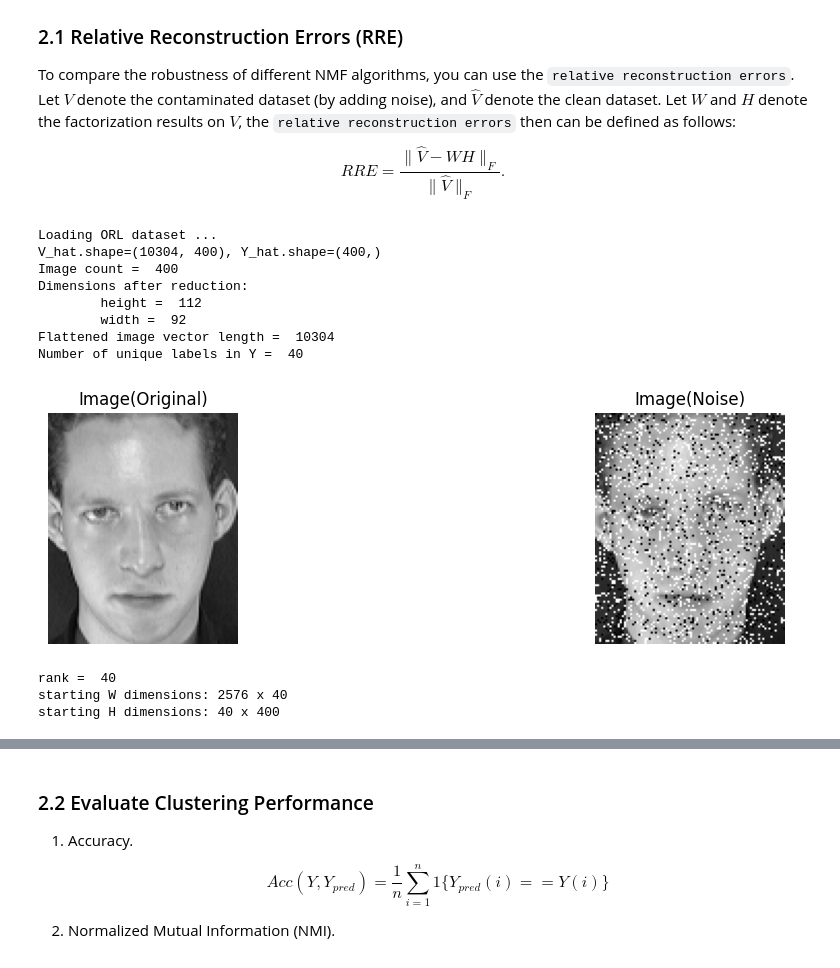
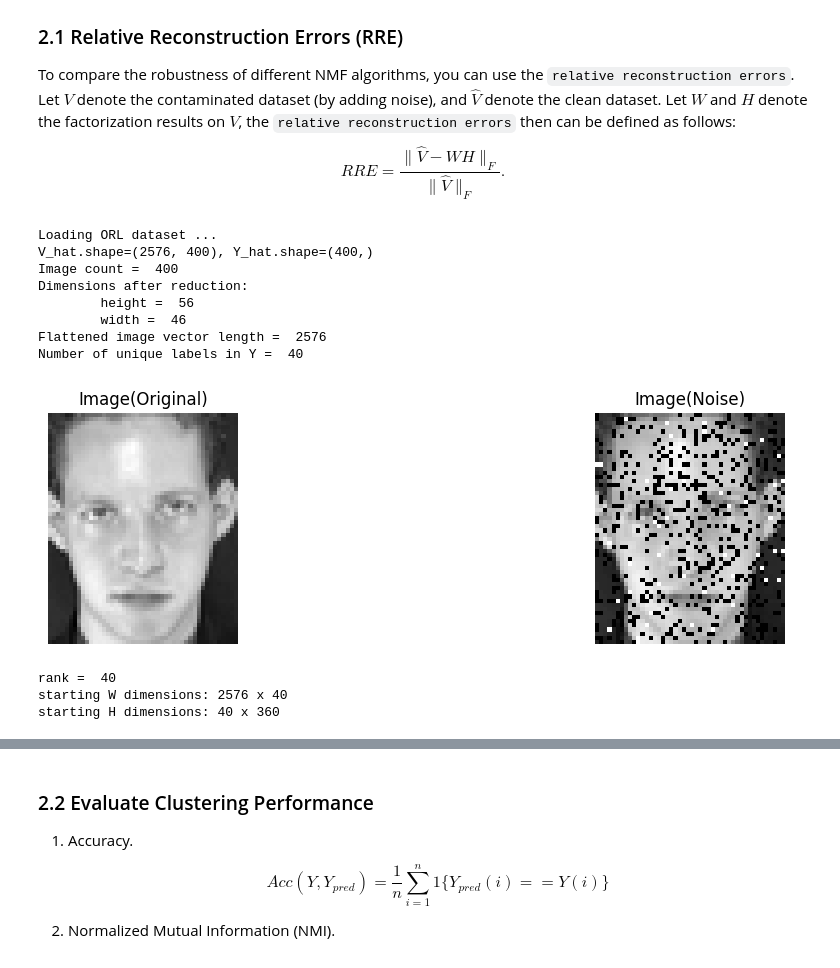
Before and after one commit to jbsaunders/comp5328-assignment-1, a Jupyter notebook: assignment1_patrick.ipynb, the cells around one changed output, grey strips where cells are left out. Cells and saved outputs as stored; diff of their text form; code cells hidden in the pictures.

Commit message:
added looping functionality, normalization, salt and pepper noise. oneblock file is best for running en masse for experimenting

```diff
--- a/assignment1_patrick.ipynb
+++ b/assignment1_patrick.ipynb
@@ -85,13 +85,14 @@ import numpy as np
 config = {
     "dataset": "ORL",             # "ORL" or "YALE"
     "normalization": "per_image",  # "none" or "per_image" or "global"
-    "noise_scalar": 0.2,
+    "noise_p": 0.2,
+    "noise_r": 0.1,
     "nmf_type": "Frobenius",            # "Frobenius" or "L21"
     "rank": "auto",               # shared dimension between W and H. Set as an int or as "auto" to be num of classes in Y
     "max_iterations": 10000,
     "tol": 1e-5,                  # Tolerance, allows for early stopping
     "seed": 0,                    # the seeding for RNG. Allows consistent replication
-    "reduce_ORL": 1,              # Reduction factor. ORL pics are smaller so maybe reduce less
+    "reduce_ORL": 2,              # Reduction factor. ORL pics are smaller so maybe reduce less
     "reduce_YALE": 3,             # YALE pics are larger so can reduce more
     "epsilon": 1e-12
 }
@@ -179,10 +194,0 @@ def load_data(root='/content/data/data/CroppedYaleB', reduce=3, normalization="n
-# %%
-# Just to test/retrieve values
-
-# Load ORL dataset.
-X, Y, h, w = load_data(root='/content/data/data/ORL', reduce=3)
-print('ORL dataset: X.shape = {}, Y.shape = {}'.format(X.shape, Y.shape))
-
-# Load Extended YaleB dataset.
-X, Y, h, w = load_data(root='/content/data/data/CroppedYaleB', reduce=3)
-print('Extended YalB dataset: X.shape = {}, Y.shape = {}'.format(X.shape, Y.shape))
@@ -192,23 +195,3 @@ Extended YalB dataset: X.shape = (3584, 2414), Y.shape = (2414,)
-# %%
-# salt and pepper noise
-def add_sp_noise(V_hat, p, r, rng=None):
-
-  if rng is None:
-    rng = np.random.default_rng()
-
-  m, n = V_hat.shape # n images, each has m pixels in a flat vector
-
-  V_noisy = V_hat.copy()
-
-  for i in range(n): #iterate through each image
-    for j in range(m): #iterate through each pixel
-      if rng.random() < p: #we modify the pixel
-        if rng.random() < r: # we turn the pixel white
-          V_noisy[j, i] = 1.0 # turn the pixel white
-        else:
-          V_noisy[j, i] = 0.0 # turn the pixel black
-
-  return V_noisy
 # %% [markdown]
 ---------------------------
 # %% [markdown]
@@ -238,40 +221,41 @@ print("Dimensions after reduction:")
 print("\theight = ", h)
 print("\twidth = ", w)
 print("Flattened image vector length = ", V_hat.shape[0])
 print("Number of unique labels in Y = ", len(set(Y_hat)))
 
 # check if h*w = pixel count after reduction
 if (h*w != V_hat.shape[0]):
   raise ValueError(f"h*w =/= pixel count\nhw = {h*w}\nV_hat.shape[0] = {V_hat.shape[0]}")
   exit(1)
 
 
 
 # Plot Result
 import matplotlib.pyplot as plt
 ind = 2
 plt.figure(figsize=(10,3))
 plt.subplot(131); plt.imshow(V_hat[:, ind].reshape(h, w), cmap="gray"); plt.title("Image(Original)"); plt.axis("off")
 
-# Add Noise
+# Add Noise - the old way
 # V_noise = rng.random(V_hat.shape) * config["noise_scalar"]
 # V = V_hat + V_noise
 
-V = add_sp_noise(V_hat, 0.2, 0.7)
+# Add Noise - the Salt and Pepper way
+V = add_sp_noise(V_hat, config["noise_p"], config["noise_r"])
 
 # plt.subplot(132); plt.imshow(V_noise[:, ind].reshape(h, w), cmap="gray"); plt.title("Noise"); plt.axis("off")
 plt.subplot(133); plt.imshow(V[:, ind].reshape(h, w), cmap="gray"); plt.title("Image(Noise)"); plt.axis("off")
 plt.show()
 # %% [output]
 Loading ORL dataset ...
-V_hat.shape=(10304, 400), Y_hat.shape=(400,)
+V_hat.shape=(2576, 400), Y_hat.shape=(400,)
 Image count =  400
 Dimensions after reduction:
-        height =  112
-        width =  92
-Flattened image vector length =  10304
+        height =  56
+        width =  46
+Flattened image vector length =  2576
 Number of unique labels in Y =  40
-[figure, old version]
+[figure, new version]
 # %%
 # Defining NMF Funtions
 
@@ -401,7 +412,7 @@ def l21_norm_mur(V, W, H, max_iterations, eps=1e-12, delta=1e-12): # does the H
 # %%
 # Initialisation
 if config["rank"] == "auto":
-  rank = len(set(Y_hat))
+  rank = len(set(Y_trimmed))
 elif isinstance(config["rank"], int):
   rank = config["rank"]
 else:
@@ -410,11 +421,11 @@ else:
 print("rank = ", rank)
 
 # randomly initialise the values of W and H
-W_0 = rng.random((V.shape[0], rank))
-H_0 = rng.random((rank, V.shape[1]))
+W_0 = rng.random((V_trimmed.shape[0], rank))
+H_0 = rng.random((rank, V_trimmed.shape[1]))
 
-print(f"starting W dimensions: {V.shape[0]} x {rank}")
-print(f"starting H dimensions: {rank} x {V.shape[1]}")
+print(f"starting W dimensions: {V_trimmed.shape[0]} x {rank}")
+print(f"starting H dimensions: {rank} x {V_trimmed.shape[1]}")
 
 # optional
 # print("starting W = \n", W_0)
@@ -422,7 +433,7 @@ print(f"starting H dimensions: {rank} x {V.shape[1]}")
 # %% [output]
 rank =  40
 starting W dimensions: 2576 x 40
-starting H dimensions: 40 x 400
+starting H dimensions: 40 x 360
 # %%
 # call the NMF algorithm and output the RRE (dependant on which NMF algorithm)
 import time
```
Also changed, not shown: parts of 12 cells of this notebook, 1 other file.
